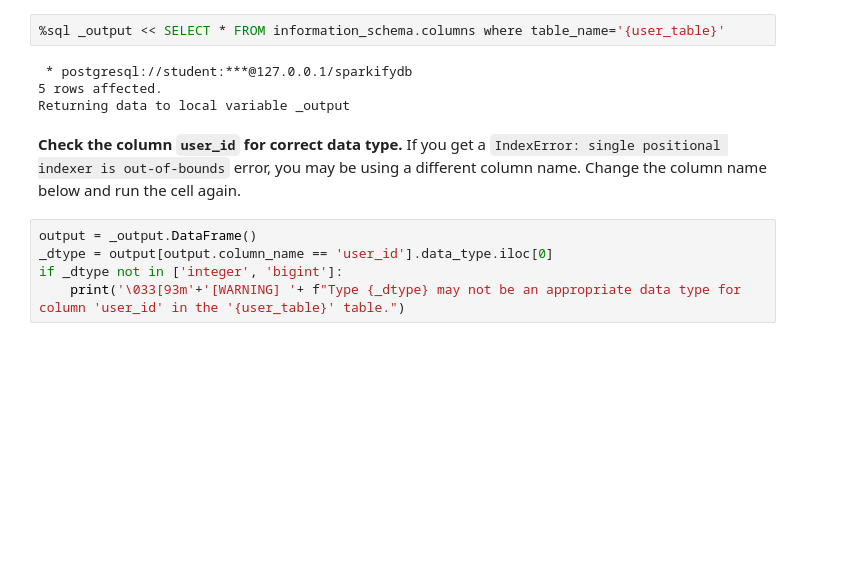
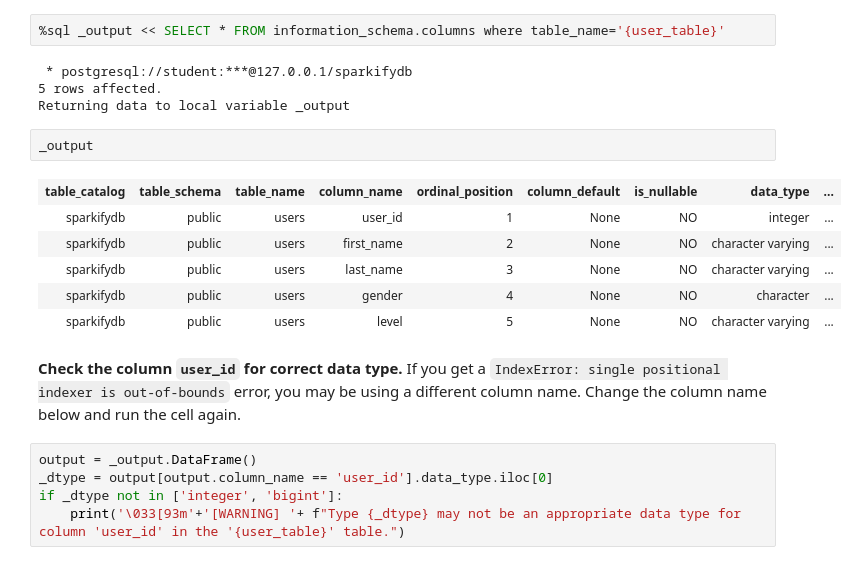
Before and after one commit to tohver/ETL-pipeline, a Jupyter notebook: test.ipynb, the cells around one changed output. Saved outputs shown, nothing was run; the diff lists cells and outputs as text; blank space fills up the shorter version.

```diff
--- a/test.ipynb
+++ b/test.ipynb
@@ -183,6 +203,15 @@ if not _output:
  * postgresql://student:***@127.0.0.1/sparkifydb
 5 rows affected.
 Returning data to local variable _output
+# %%
+_output
+# %% [output]
+| table_catalog | table_schema | table_name | column_name | ordinal_position | column_default | is_nullable | data_type | ... |
+| sparkifydb | public | users | user_id | 1 | None | NO | integer | ... |
+| sparkifydb | public | users | first_name | 2 | None | NO | character varying | ... |
+| sparkifydb | public | users | last_name | 3 | None | NO | character varying | ... |
+| sparkifydb | public | users | gender | 4 | None | NO | character | ... |
+| sparkifydb | public | users | level | 5 | None | NO | character varying | ... |
 # %% [markdown]
 **Check the column `user_id` for correct data type.**
 If you get a `IndexError: single positional indexer is out-of-bounds` error, you may be using a different column name. Change the column name below and run the cell again.
```
Also changed, not shown: parts of 15 cells of this notebook, 3 other files.
